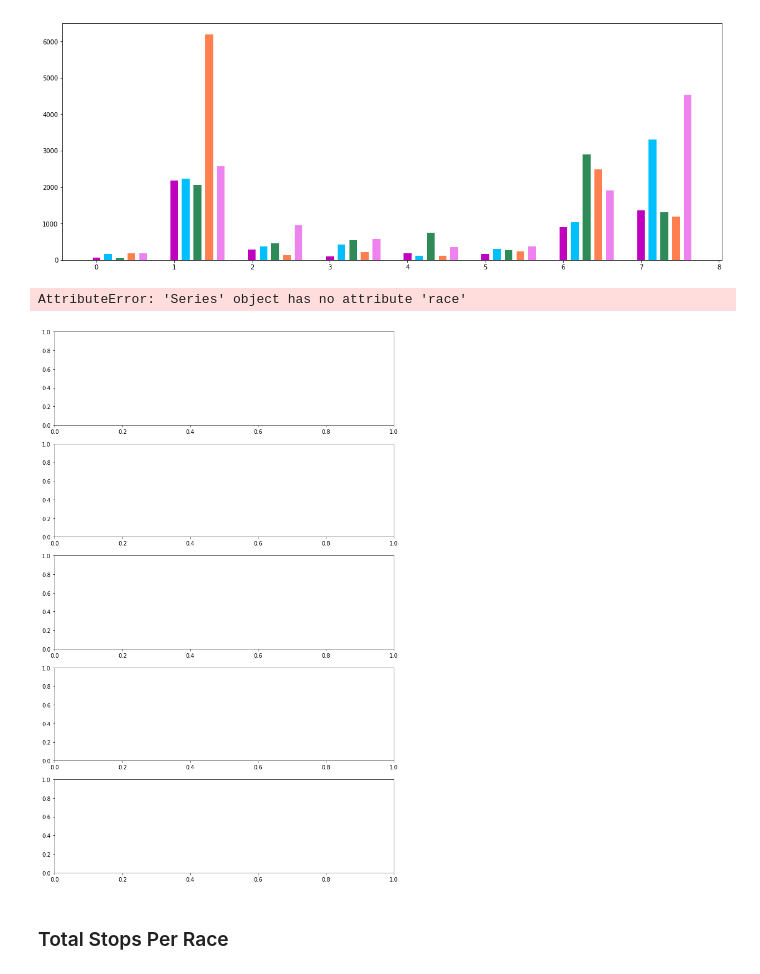
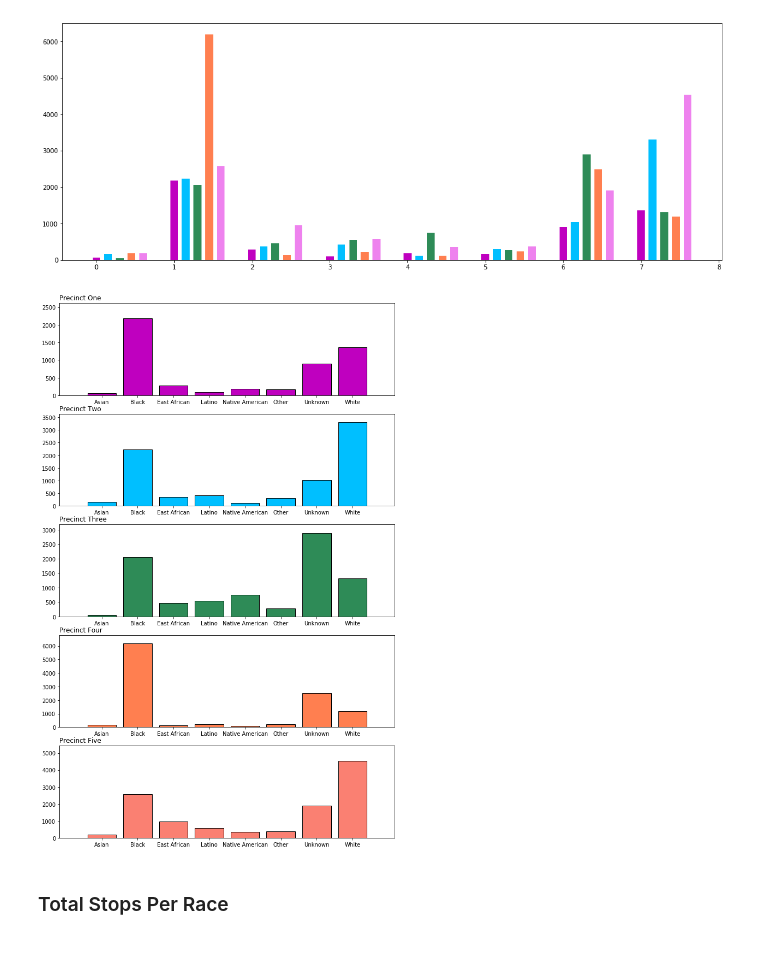
Before and after one commit to elu267/Project_GroupF, a Jupyter notebook: MN_Stop_Data.ipynb, the cells around one changed output. Drawn from its saved outputs; the diff is of its cells as text; code cells hidden in the pictures.

```diff
--- a/MN_Stop_Data.ipynb
+++ b/MN_Stop_Data.ipynb
@@ -310,30 +309,38 @@ plt.show()
 [figure]
 # %%
 ##splitting up df to segment by precicnt
+one = pd.DataFrame(stppbr.iloc[:, [0,1]])
+two = pd.DataFrame(stppbr.iloc[:, [0,2]]) #data.iloc[[0,3,6,24], [0,5,6]]
+three = pd.DataFrame(stppbr.iloc[:, [0,3]])
+four = pd.DataFrame(stppbr.iloc[:, [0,4]])
+five = pd.DataFrame(stppbr.iloc[:, [0,5]])
+six = pd.DataFrame(stppbr.iloc[:, [0,6]])
+
+
+
 fig2,ax = plt.subplots(5,1 , figsize=(11,18))
 
 ax[0].bar(one.race,one.one,  color='m', label='One' ,edgecolor='black')
 ax[1].bar(two.race,two.two,  color='deepskyblue', label='Two' ,edgecolor='black')
 ax[2].bar(three.race,three.three,  color='seagreen', label='Three' ,edgecolor='black')
 ax[3].bar(four.race,four.four,  color='coral', label='Four' ,edgecolor='black')
 ax[4].bar(five.race,five.five,  color='salmon', label='Five' ,edgecolor='black')
 
 ax[0].margins(x=0.1,y=0.2)
 ax[1].margins(x=0.1,y=0.1)
 ax[2].margins(x=0.1,y=0.1)
 ax[3].margins(x=0.1,y=0.1)
 ax[4].margins(x=0.1,y=0.2)
 
 ax[0].set_title('Precinct One',loc='left')
 ax[1].set_title('Precinct Two',loc='left')
 ax[2].set_title('Precinct Three',loc='left')
 ax[3].set_title('Precinct Four',loc='left')
 ax[4].set_title('Precinct Five',loc='left')
 
 fig2.savefig('Stops_per_precinct_by_race_bar.png')
 # %% [output]
-AttributeError: 'Series' object has no attribute 'race'
-[figure, old version]
+[figure, new version]
 # %% [markdown]
 ### Total Stops Per Race
 # %%
```
Also changed, not shown: parts of 1 cell of this notebook.
